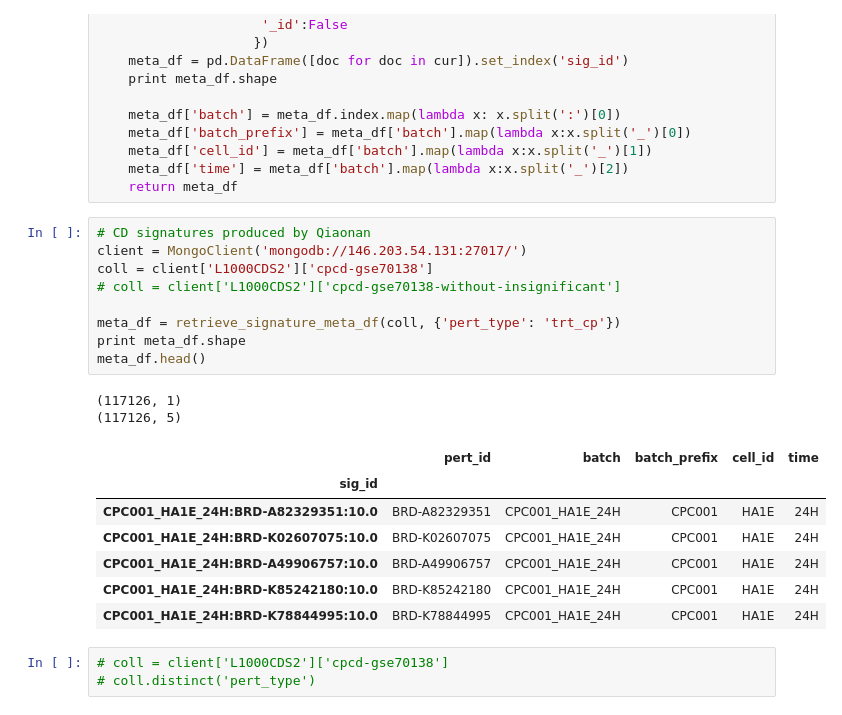
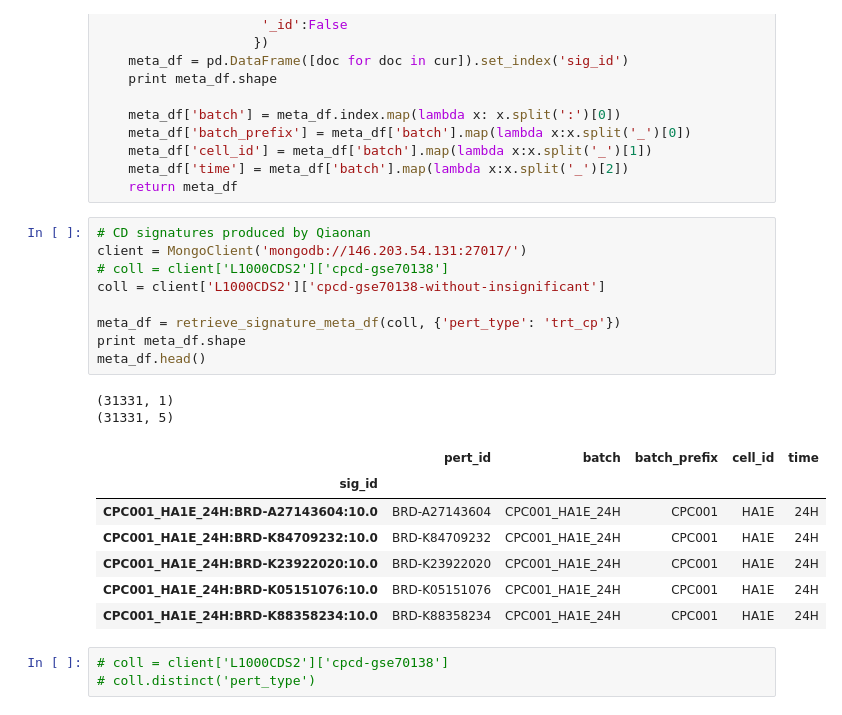
Before and after one commit to MaayanLab/L1000FWD, a Jupyter notebook: notebooks/Benchmark_connectivity2.ipynb, the cells around one changed output. Drawn from its saved outputs; the diff is of its cells as text.

```diff
--- a/notebooks/Benchmark_connectivity2.ipynb
+++ b/notebooks/Benchmark_connectivity2.ipynb
@@ -203,22 +203,22 @@ def retrieve_signature_meta_df(coll, query):
 # %%
 # CD signatures produced by Qiaonan
 client = MongoClient('mongodb://146.203.54.131:27017/')
-coll = client['L1000CDS2']['cpcd-gse70138']
-# coll = client['L1000CDS2']['cpcd-gse70138-without-insignificant']
+# coll = client['L1000CDS2']['cpcd-gse70138']
+coll = client['L1000CDS2']['cpcd-gse70138-without-insignificant']
 
 meta_df = retrieve_signature_meta_df(coll, {'pert_type': 'trt_cp'})
 print meta_df.shape
 meta_df.head()
 # %% [output]
-(117126, 1)
-(117126, 5)
+(31331, 1)
+(31331, 5)
 |  | pert_id | batch | batch_prefix | cell_id | time |
 | sig_id |  |  |  |  |  |
-| CPC001_HA1E_24H:BRD-A82329351:10.0 | BRD-A82329351 | CPC001_HA1E_24H | CPC001 | HA1E | 24H |
-| CPC001_HA1E_24H:BRD-K02607075:10.0 | BRD-K02607075 | CPC001_HA1E_24H | CPC001 | HA1E | 24H |
-| CPC001_HA1E_24H:BRD-A49906757:10.0 | BRD-A49906757 | CPC001_HA1E_24H | CPC001 | HA1E | 24H |
-| CPC001_HA1E_24H:BRD-K85242180:10.0 | BRD-K85242180 | CPC001_HA1E_24H | CPC001 | HA1E | 24H |
-| CPC001_HA1E_24H:BRD-K78844995:10.0 | BRD-K78844995 | CPC001_HA1E_24H | CPC001 | HA1E | 24H |
+| CPC001_HA1E_24H:BRD-A27143604:10.0 | BRD-A27143604 | CPC001_HA1E_24H | CPC001 | HA1E | 24H |
+| CPC001_HA1E_24H:BRD-K84709232:10.0 | BRD-K84709232 | CPC001_HA1E_24H | CPC001 | HA1E | 24H |
+| CPC001_HA1E_24H:BRD-K23922020:10.0 | BRD-K23922020 | CPC001_HA1E_24H | CPC001 | HA1E | 24H |
+| CPC001_HA1E_24H:BRD-K05151076:10.0 | BRD-K05151076 | CPC001_HA1E_24H | CPC001 | HA1E | 24H |
+| CPC001_HA1E_24H:BRD-K88358234:10.0 | BRD-K88358234 | CPC001_HA1E_24H | CPC001 | HA1E | 24H |
 # %%
 # coll = client['L1000CDS2']['cpcd-gse70138']
 # coll.distinct('pert_type')
```
Also changed, not shown: parts of 20 cells of this notebook.
